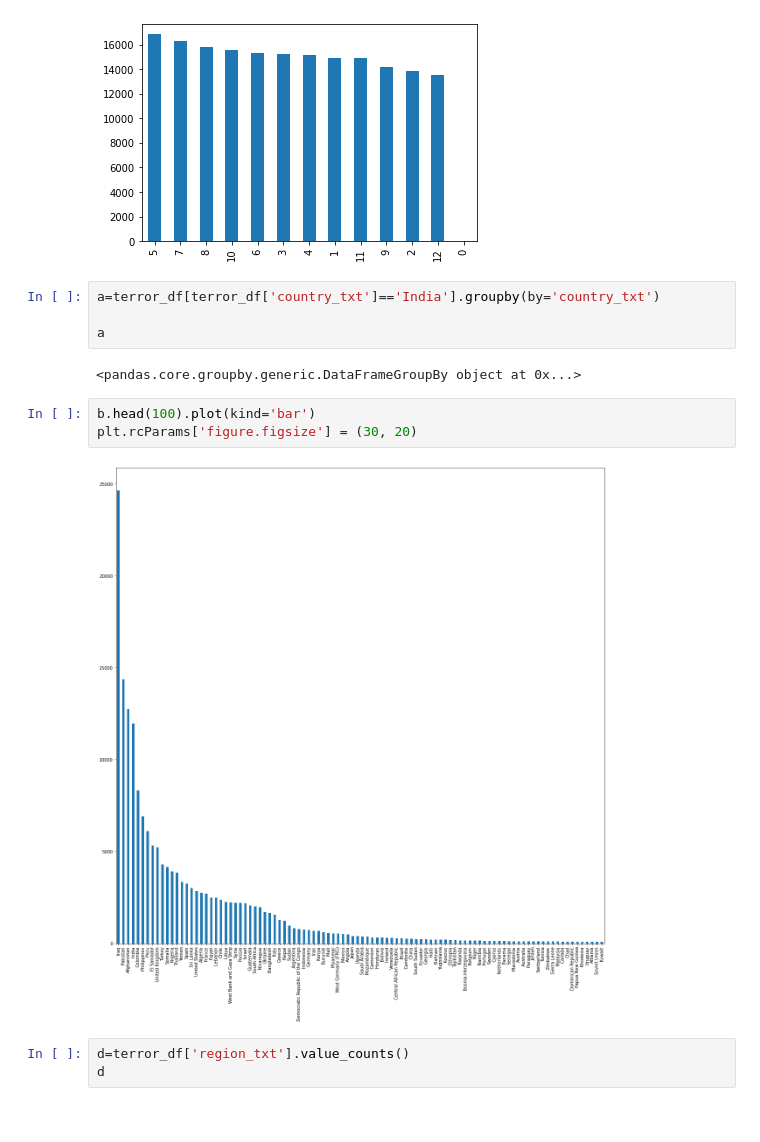
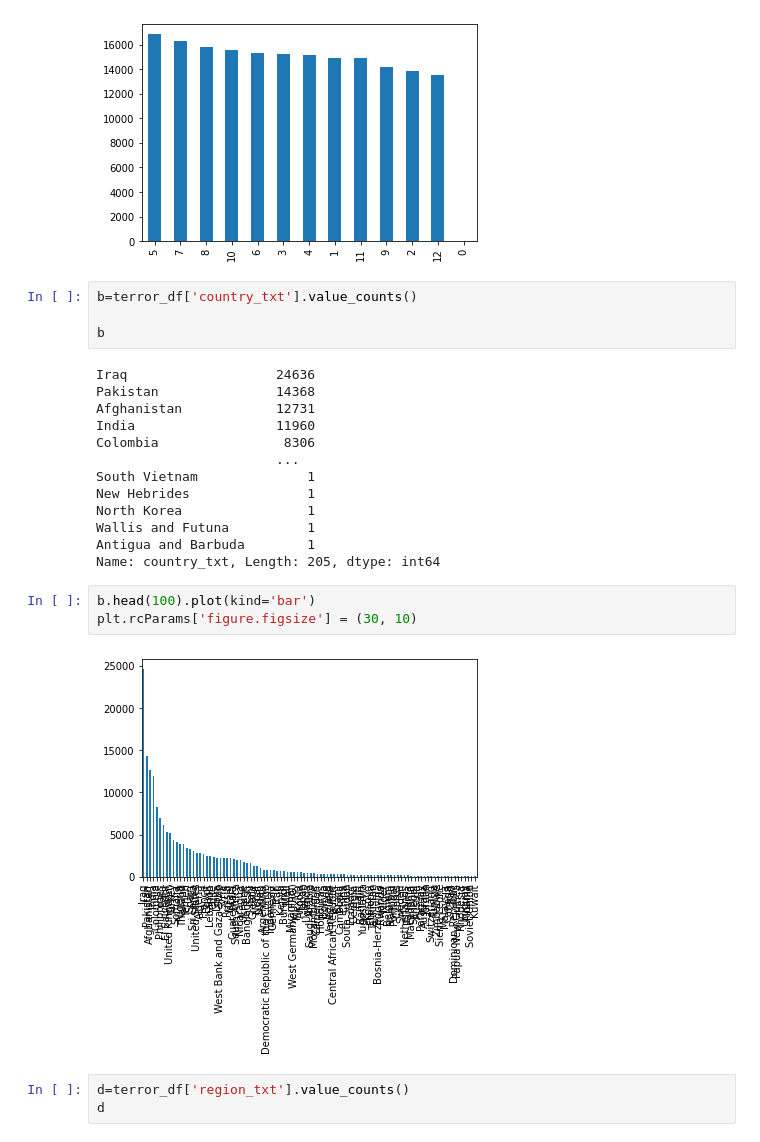
Before and after one commit to surajpandey11/Team-5--Capstone, a Jupyter notebook: Suraj_Pandey_Team_5_Capstone_Project.ipynb, the cells around one changed output. Drawn from its saved outputs; the diff is of its cells as text.

```diff
--- a/Suraj_Pandey_Team_5_Capstone_Project.ipynb
+++ b/Suraj_Pandey_Team_5_Capstone_Project.ipynb
@@ -59,17 +59,28 @@ a.plot(kind='bar')
 # %% [output]
 <matplotlib.axes._subplots.AxesSubplot at 0x...>
 [figure]
-# %%
-a=terror_df[terror_df['country_txt']=='India'].groupby(by='country_txt')
-
-a
-# %% [output]
-<pandas.core.groupby.generic.DataFrameGroupBy object at 0x...>
+# %%
+b=terror_df['country_txt'].value_counts()
+
+b
+# %% [output]
+Iraq                   24636
+Pakistan               14368
+Afghanistan            12731
+India                  11960
+Colombia                8306
+                       ...
+South Vietnam              1
+New Hebrides               1
+North Korea                1
+Wallis and Futuna          1
+Antigua and Barbuda        1
+Name: country_txt, Length: 205, dtype: int64
 # %%
 b.head(100).plot(kind='bar')
-plt.rcParams['figure.figsize'] = (30, 20)
+plt.rcParams['figure.figsize'] = (30, 10)
 # %% [output]
-[figure, old version]
+[figure, new version]
 # %%
 d=terror_df['region_txt'].value_counts()
 d
```
Also changed, not shown: parts of 26 cells of this notebook.
